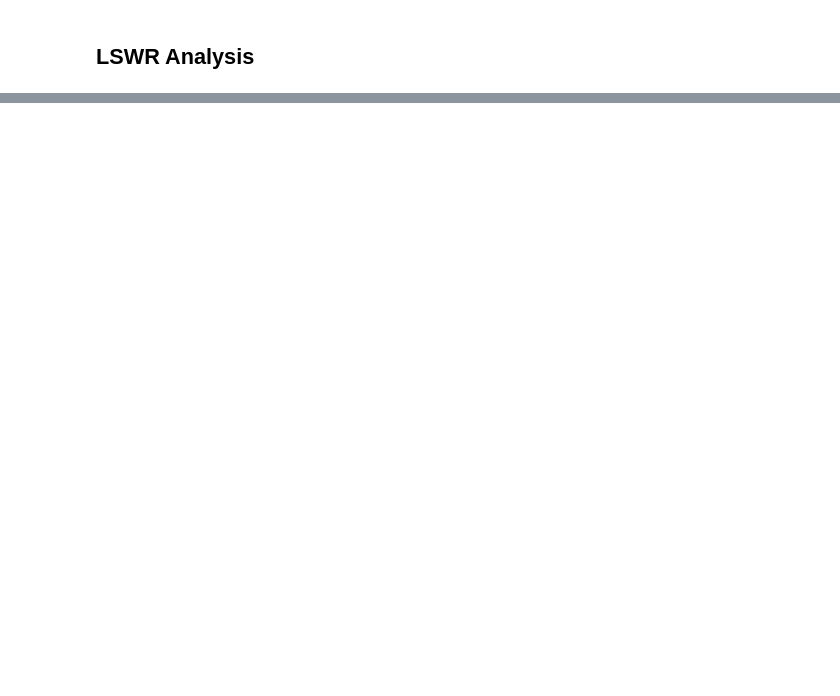
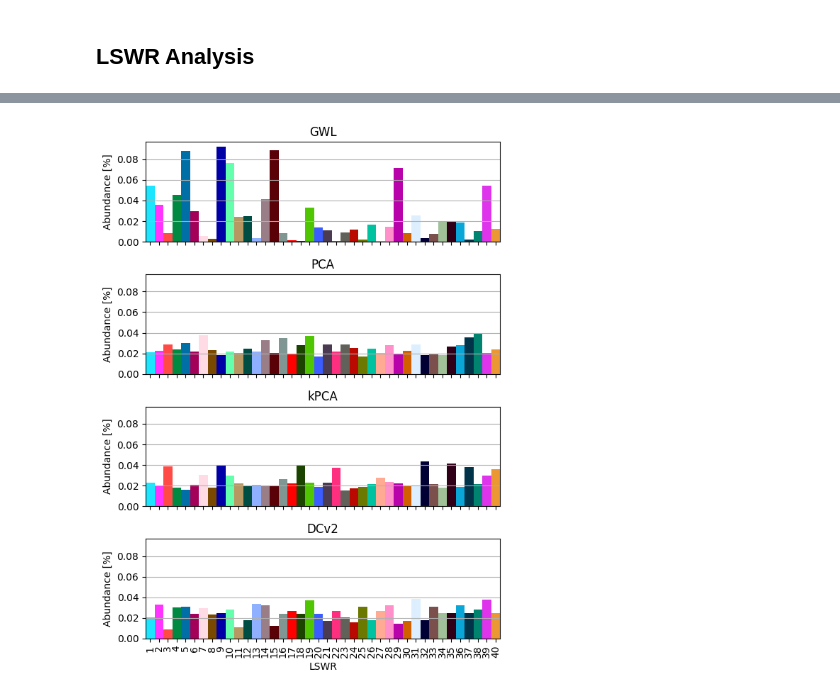
Before and after one commit to 4castRenewables/maelstrom-a6, a Jupyter notebook: notebooks/pca_kmeans.ipynb, the cells around one changed output, grey strips where cells are left out. Saved outputs shown, nothing was run; the diff lists cells and outputs as text; code cells hidden in the pictures; blank space fills up the shorter version.

```diff
--- a/notebooks/pca_kmeans.ipynb
+++ b/notebooks/pca_kmeans.ipynb
@@ -328,7 +450,7 @@ def plot_abundance(
         nrows=n_subplots,
         ncols=1,
         sharex=True,
-        sharey=False,
+        sharey=True,
     )
 
     plt.title(f"Abundance of LSWRs")
@@ -364,3 +486,4 @@ def plot_abundance(
 
 
 plot_abundance(lswrs)
+# %% [output]
@@ -367,3 +493,4 @@ plot_abundance(lswrs)
+[figure, added]
 # %%
 %%time
 
```
Also changed, not shown: parts of 21 cells of this notebook, 1 other file.
